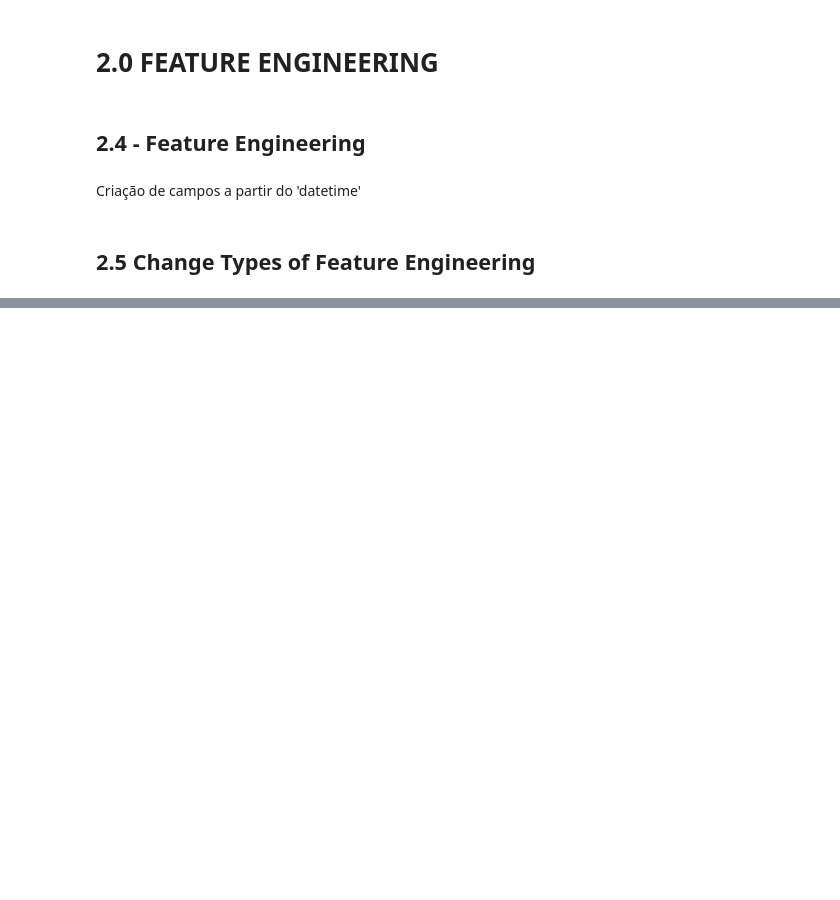
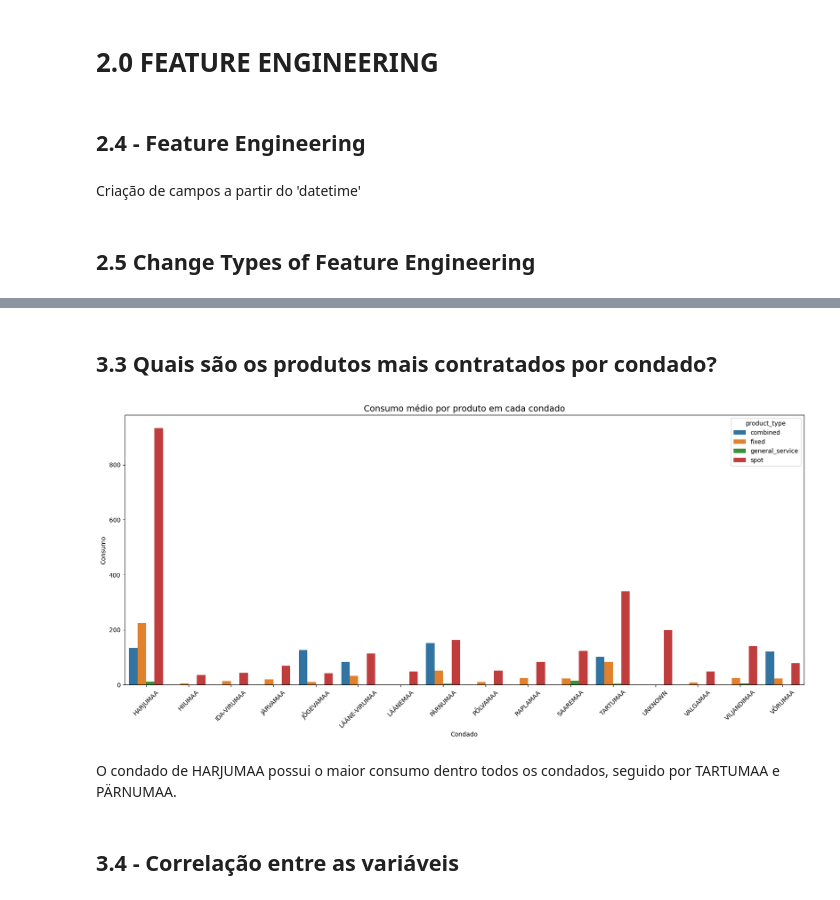
Before and after one commit to victor-vilela/enefit, a Jupyter notebook: notebooks/01-vvo-data-project copy.ipynb, the cells around one changed output, grey strips where cells are left out. Cells and saved outputs as stored; diff of their text form; code cells hidden in the pictures; blank space fills up the shorter version.

```diff
--- a/notebooks/01-vvo-data-project copy.ipynb
+++ b/notebooks/01-vvo-data-project copy.ipynb
@@ -24,6 +25,10 @@ file_train = "train.csv"
 
 # CSV
 df_train = pd.read_csv(path_data + file_train, low_memory=False)
+
+# JSON
+with open(path_data + 'county_id_to_name_map.json') as file:
+    county_names = json.load(file)
 # %% [markdown]
 # 1.0 DATA DESCRIPTIONS
 # %%
@@ -391,0 +238,21 @@ lr_result_cv
+# %% [markdown]
+## 3.3 Quais são os produtos mais contratados por condado?
+# %%
+hip_1 = df3_train.copy()
+hip_1['county'] = hip_1['county'].astype(str)
+hip_1 = hip_1.assign(desc_county = lambda x: x['county'].map(county_names))
+hip_1 = hip_1[['product_type', 'target', 'desc_county']].groupby(['desc_county', 'product_type']).median().reset_index()
+# %%
+fig, ax = plt.subplots(figsize=(20,8))
+sns.barplot(x='desc_county', y='target', data=hip_1, hue='product_type', ax=ax)
+
+ax.set_title('Consumo médio por produto em cada condado', fontsize=14)
+ax.set_xlabel('Condado', fontsize=10)
+ax.set_ylabel('Consumo', fontsize=10)
+ax.set_xticklabels(ax.get_xticklabels(), rotation=45);
+# %% [output]
+[figure, added]
+# %% [markdown]
+O condado de HARJUMAA possui o maior consumo dentro todos os condados, seguido por TARTUMAA e PÄRNUMAA.
+# %% [markdown]
+## 3.4 - Correlação entre as variáveis
```
Also changed, not shown: parts of 58 cells of this notebook.
